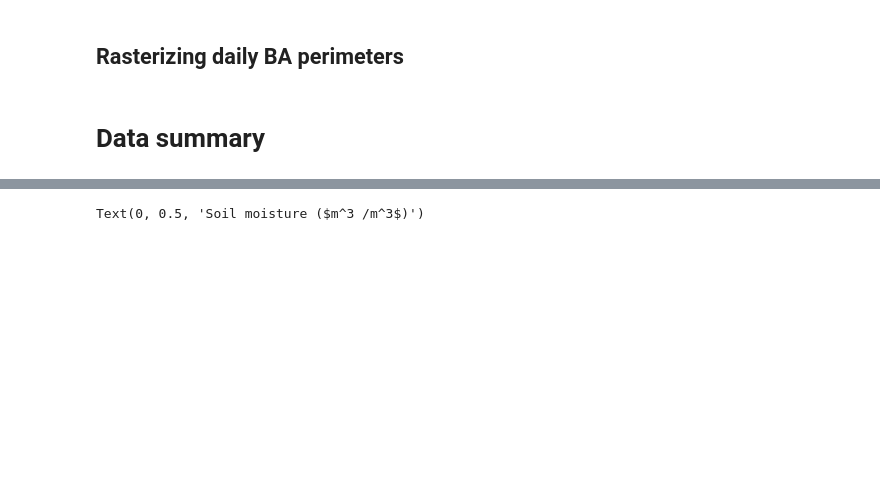
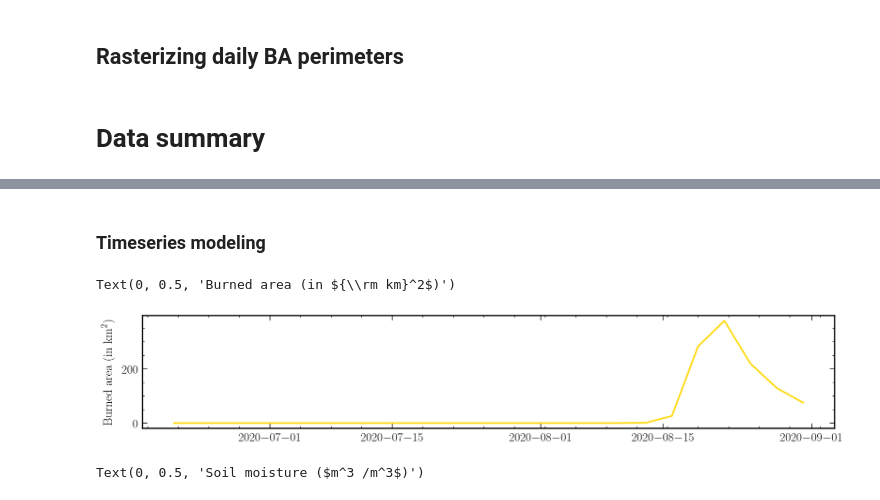
Before and after one commit to jtbuch/fire_hazard_index, a Jupyter notebook: scripts/preliminary_data_analysis.ipynb, the cells around one changed output, grey strips where cells are left out. Saved outputs shown, nothing was run; the diff lists cells and outputs as text; code cells hidden in the pictures; blank space fills up the shorter version.

```diff
--- a/scripts/preliminary_data_analysis.ipynb
+++ b/scripts/preliminary_data_analysis.ipynb
@@ -377,5 +468,17 @@ vpd_data= xarray.open_dataarray('../data/12km/VPD_daily_conus_2002-2020_12km.nc'
+# %% [markdown]
+### Timeseries modeling
 # %%
 forest_xarr_ur= xarray.open_dataarray('../data/12km/forest_burned_area_2002-2021_12km.nc')
 forest_xarr= forest_xarr_ur.sel(time= forest_xarr_ur.time.isin(pd.date_range(start= '2002-06-19', end= '2020-09-01', freq= 'D'))).resample(time= '3D').sum().sel(time= sm_data.date.values)
 forest_df= forest_xarr.to_dataframe('fire').reset_index()
+# %%
+ind= 47308644 #47308644
+fig, ax= plt.subplots(figsize= (18, 3))
+plt.plot(pd.date_range(end= forest_df.loc[ind].time + timedelta(days= 18), periods= 25, freq= '3D').values, \
+                    forest_xarr.sel(time= pd.date_range(end= forest_df.loc[ind].time + timedelta(days= 18), periods= 25, freq= '3D'), Y= forest_df.loc[ind].Y, X= forest_df.loc[ind].X).values, color= 'gold')
+ax.set_ylabel(r'Burned area (in ${\rm km}^2$)', fontsize= 18)
+#plt.savefig('../plots/fire_2020.pdf', bbox_inches='tight', dpi= 200);
+# %% [output]
+Text(0, 0.5, 'Burned area (in ${\\rm km}^2$)')
+[figure, added]
 # %%
```
Also changed, not shown: parts of 10 cells of this notebook, 1 other file.
